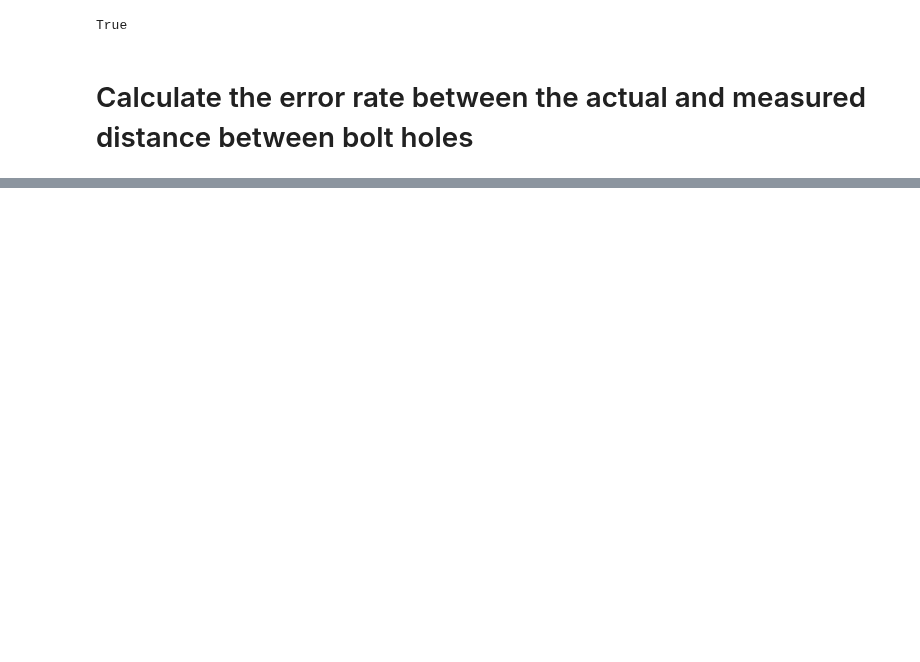
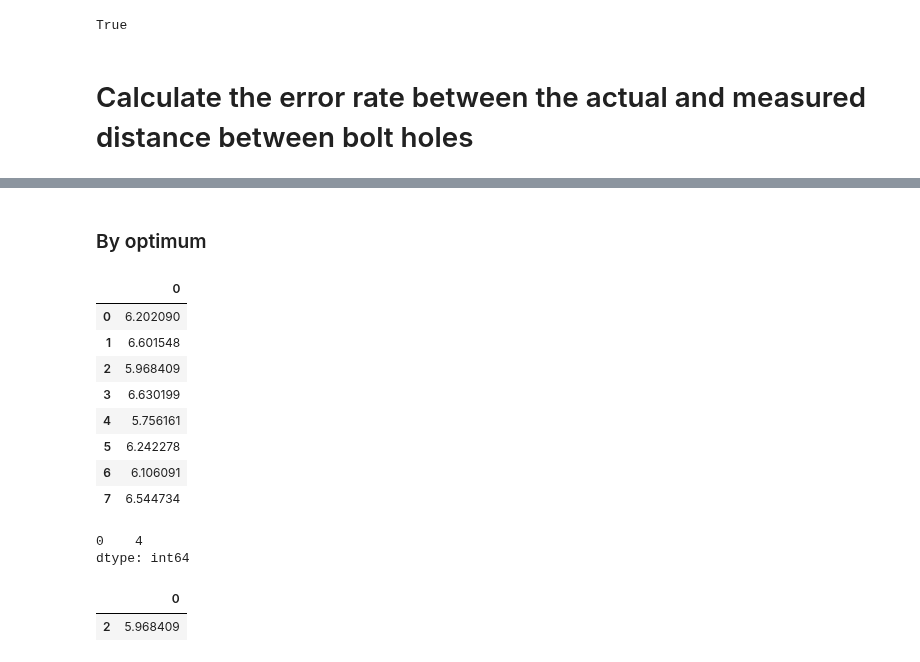
Before and after one commit to enfycius/Bolts, a Jupyter notebook: analysis_distances.ipynb, the cells around one changed output, grey strips where cells are left out. Cells and saved outputs as stored; diff of their text form; code cells hidden in the pictures; blank space fills up the shorter version.

```diff
--- a/analysis_distances.ipynb
+++ b/analysis_distances.ipynb
@@ -221,0 +180,2 @@ for i in range(0, rows):
+# %%
+actual_x_s = actual.iloc[0].squeeze()
@@ -221,0 +220,45 @@ for i in range(0, rows):
+# %% [markdown]
+### By optimum
+# %%
+rows = 3
+
+df_info = pd.DataFrame()
+
+for j in range(0, len(measured_x)):
+    np_measured = np.array([])
+    measured_x_s = measured_x.iloc[j].squeeze()
+
+    for i in range(0, rows):
+        np_measured = np.append(np_measured, abs((actual_x_s.values + 7) - (measured_x_s[i * 24:(i + 1) * 24].values + 7)) / (actual_x_s.values + 7) * 100)
+
+    df = pd.DataFrame(np_measured)
+
+    median = df.median()
+    average = df.mean()
+
+    df_info = pd.concat([df_info, pd.DataFrame([median, average])], ignore_index=True)
+
+    # df.to_csv(f"{j} row.csv", index = False)
+    # df_info.to_csv(f"{j} row_info.csv", index=False)
+# %%
+df_info
+# %% [output]
+|  | 0 |
+| 0 | 6.202090 |
+| 1 | 6.601548 |
+| 2 | 5.968409 |
+| 3 | 6.630199 |
+| 4 | 5.756161 |
+| 5 | 6.242278 |
+| 6 | 6.106091 |
+| 7 | 6.544734 |
+# %%
+df_info.idxmin()
+# %% [output]
+0    4
+dtype: int64
+# %%
+df_info.iloc[df_info.idxmin() // 2]
+# %% [output]
+|  | 0 |
+| 2 | 5.968409 |
```
Also changed, not shown: parts of 54 cells of this notebook.
